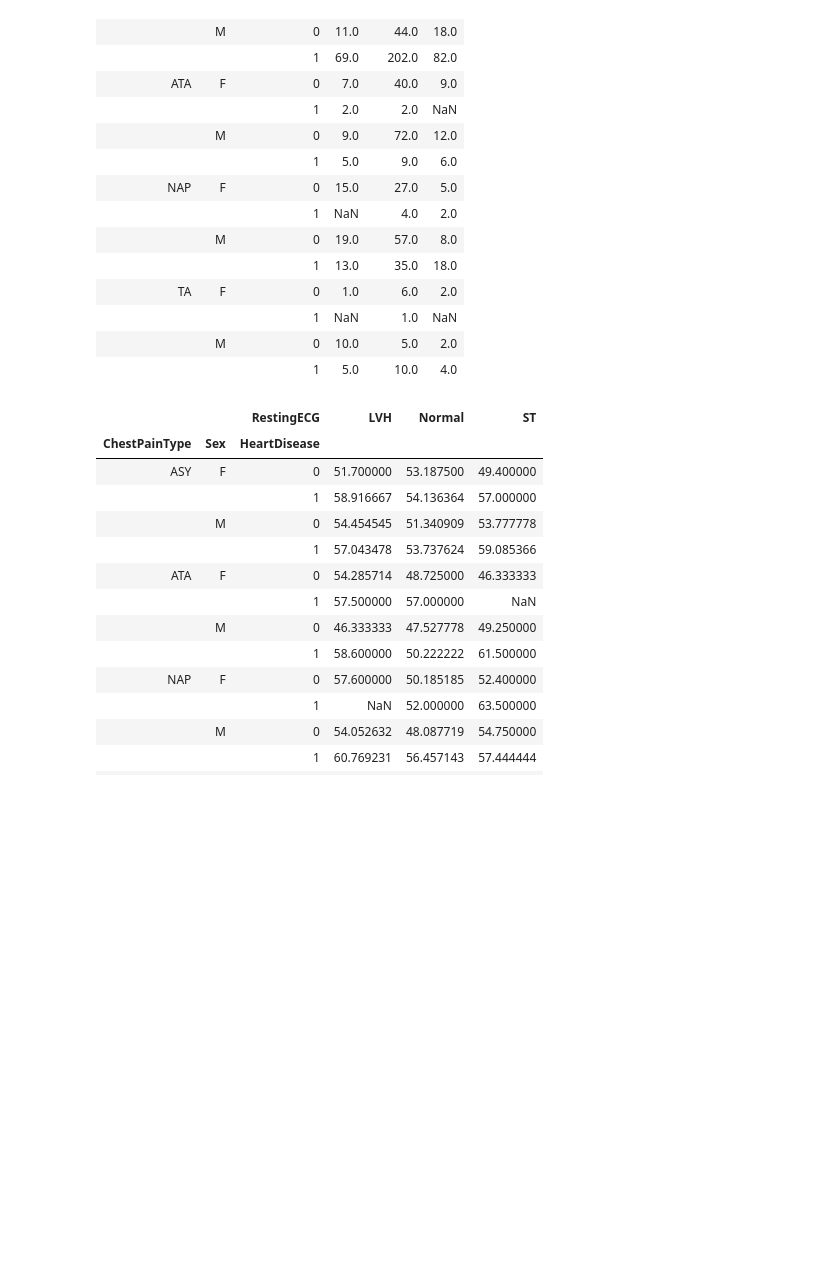
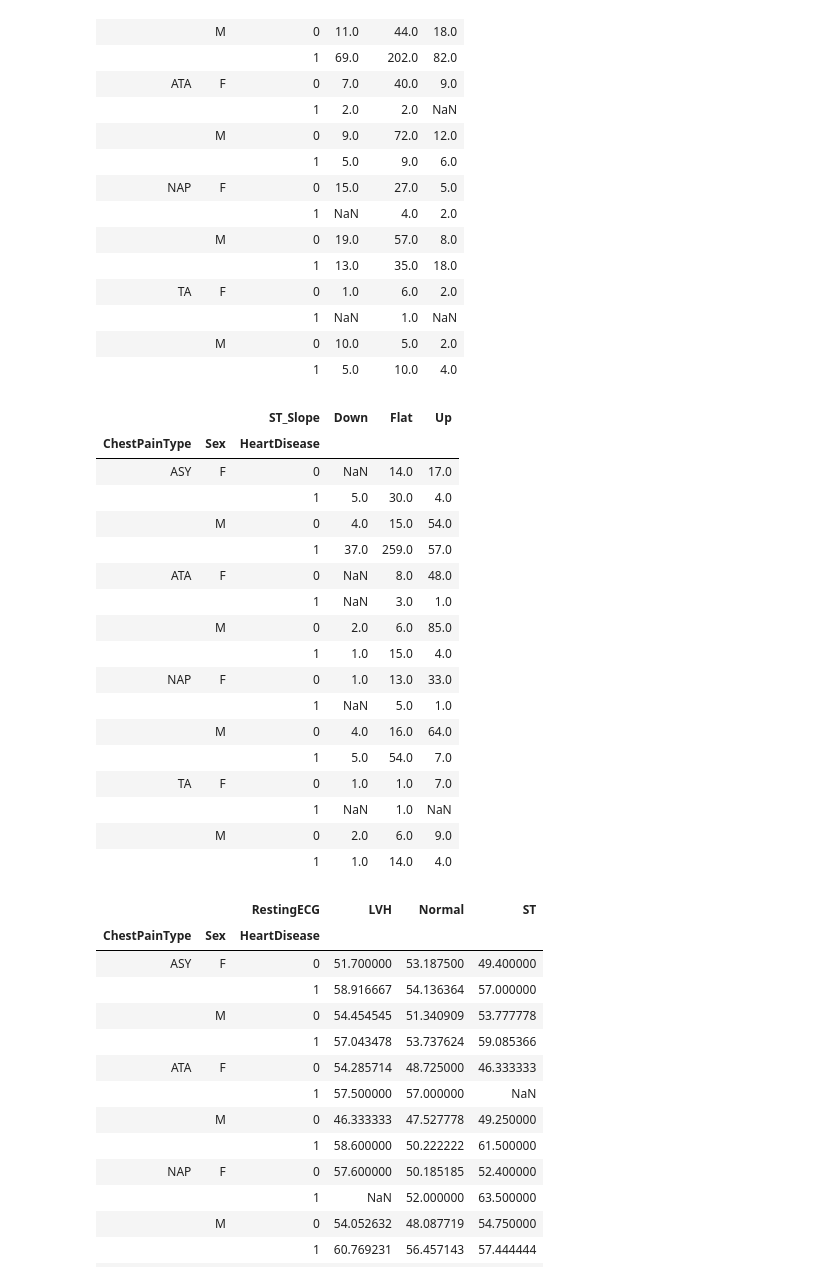
Before and after one commit to dwadziescia3/heart_failure, a Jupyter notebook: 01_eda.ipynb, the cells around one changed output. Saved outputs shown, nothing was run; the diff lists cells and outputs as text; code cells hidden in the pictures; blank space fills up the shorter version.

```diff
--- a/01_eda.ipynb
+++ b/01_eda.ipynb
@@ -262,6 +308,27 @@ df.groupby(['ChestPainType', 'Sex', 'HeartDisease', 'RestingECG']).HeartDisease.
 |  |  | 1 | NaN | 1.0 | NaN |
 |  | M | 0 | 10.0 | 5.0 | 2.0 |
 |  |  | 1 | 5.0 | 10.0 | 4.0 |
+# %%
+df.groupby(['ChestPainType', 'Sex', 'HeartDisease', 'ST_Slope']).HeartDisease.count().unstack()
+# %% [output]
+|  |  | ST_Slope | Down | Flat | Up |
+| ChestPainType | Sex | HeartDisease |  |  |  |
+| ASY | F | 0 | NaN | 14.0 | 17.0 |
+|  |  | 1 | 5.0 | 30.0 | 4.0 |
+|  | M | 0 | 4.0 | 15.0 | 54.0 |
+|  |  | 1 | 37.0 | 259.0 | 57.0 |
+| ATA | F | 0 | NaN | 8.0 | 48.0 |
+|  |  | 1 | NaN | 3.0 | 1.0 |
+|  | M | 0 | 2.0 | 6.0 | 85.0 |
+|  |  | 1 | 1.0 | 15.0 | 4.0 |
+| NAP | F | 0 | 1.0 | 13.0 | 33.0 |
+|  |  | 1 | NaN | 5.0 | 1.0 |
+|  | M | 0 | 4.0 | 16.0 | 64.0 |
+|  |  | 1 | 5.0 | 54.0 | 7.0 |
+| TA | F | 0 | 1.0 | 1.0 | 7.0 |
+|  |  | 1 | NaN | 1.0 | NaN |
+|  | M | 0 | 2.0 | 6.0 | 9.0 |
+|  |  | 1 | 1.0 | 14.0 | 4.0 |
 # %%
 df.groupby(['ChestPainType', 'Sex', 'HeartDisease', 'RestingECG']).Age.mean().unstack()
 # %% [output]
```
Also changed, not shown: parts of 3 cells of this notebook.
